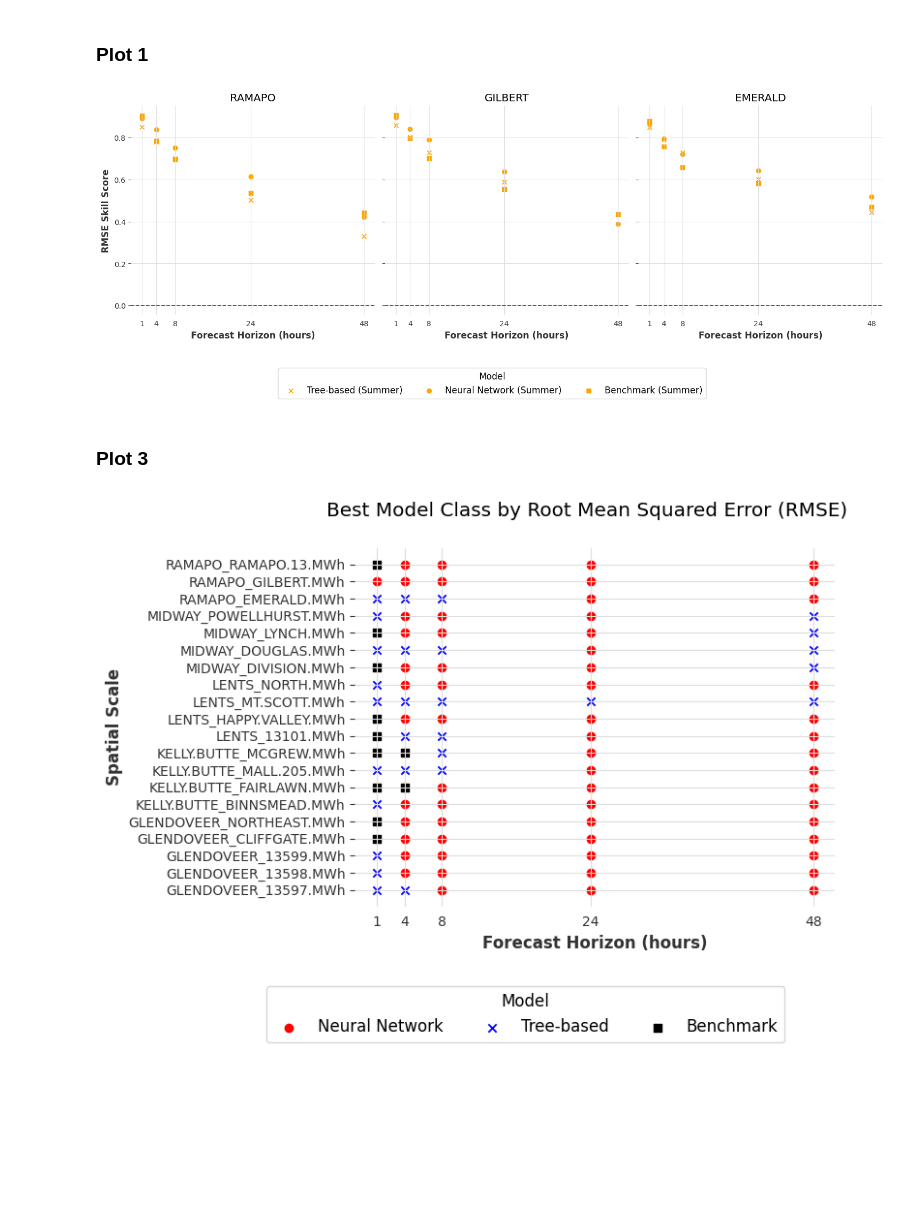
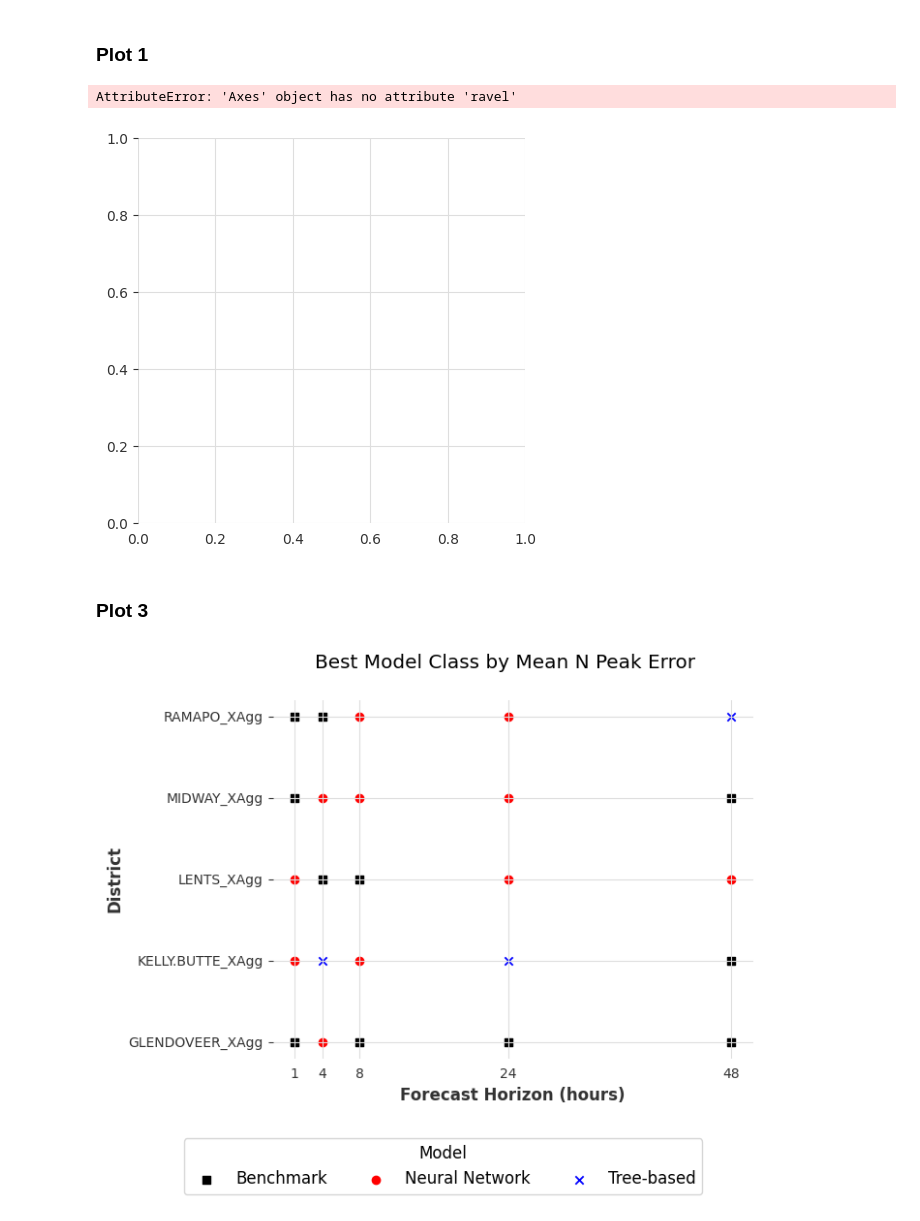
Before and after one commit to NikolausHouben/City-Scale-Electricity-Use-Prediction, a Jupyter notebook: bin/synthesis.ipynb, the cells around one changed output. Drawn from its saved outputs; the diff is of its cells as text; code cells hidden in the pictures; blank space fills up the shorter version.

```diff
--- a/bin/synthesis.ipynb
+++ b/bin/synthesis.ipynb
@@ -83,6 +85,9 @@ name_id_dict
 # %% [markdown]
 ### Mappings for plotting shapes and colors
 # %%
+from utils.paths import RESULTS_DIR
+
+
 model2shape = {
     'RandomForest': 'o',
     'LightGBMModel': 's',
@@ -131,7 +136,9 @@ horizon2color = {'Ground Truth': 'black',
                 '48 Hours Ahead': 'purple'}
 
 
-model_groups = {'Tree-based': ['RandomForest', 'LightGBMModel', 'XGBModel'], 'Neural Network': ['BlockRNNModel', 'NBEATSModel', 'TFTModel'], 'Benchmark': ['LinearRegressionModel', '48-Hour Persistence']}
+model_groups = {'Tree-based': ['RandomForest', 'LightGBMModel', 'XGBModel'],
+                'Neural Network': ['BlockRNNModel', 'NBEATSModel', 'TFTModel'],
+                'Benchmark': ['LinearRegressionModel', '48-Hour Persistence']}
 
 
 model2group = {}
@@ -195,7 +232,7 @@ wandb:   1 of 1 files downloaded.
 # Set these:
 
 spatial_scale = 'RAMAPO'
-metric_of_interest = 'rmse'
+metric_of_interest = 'rmse_skill_score' # options are 'mape', 'rmse', 'mae', 'smape', 'rmse_skill_score', 'r2_score', 'max_peak_error', 'mean_n_peak_error'
 
 
 dfs_sorted_plot = dfs_sorted.copy()
@@ -254,6 +291,8 @@ for i, ax in enumerate(axs):
 
 # Create a single legend for all subplots
 fig.legend(handles=legend_handles, labels=legend_labels, title='Model', loc='lower center', bbox_to_anchor=(0.5, -0.2), ncol=5, frameon=True)
+# Set the title for each subplot
+fig.suptitle(f'{metric_dict[metric_of_interest]} Per Feeder in {spatial_scale}')
 
 # Adjust the spacing between subplots
 fig.tight_layout()
@@ -269,10 +306,10 @@ for format in ['png', 'pdf']:
 ### Plot 2: Side by side comparison of models for each season for a selected week
 # %%
 # set these
-run_to_visualize = 'RAMAPO_RAMAPO.13.MWhin60min_aux'
 season = 'Summer'
-algorithm = 'BlockRNN'
+algorithm = '48-Hour Persistence'
 
-scale = run_to_visualize.split('_')[1].split('in')[0]
+scale = "LENTS"
+location = "XAgg"
 unit = "MW"
 conversion = 1
@@ -319,7 +364,7 @@ for format in ['png', 'pdf']:
 # %% [markdown]
 ### Plot 3: Comparing Spatial Scales (mean of seasons and datasets)
 # %%
-metric_of_interest = 'rmse'
+metric_of_interest = 'r2_score'
 
 df_metrics_all_scales = pd.DataFrame()
 
@@ -366,7 +411,7 @@ ax.set_xticks([1, 4, 8, 24, 48])
 ax.set_xlabel('Forecast Horizon (hours)')
 
 
-ax.set_ylabel('Feeder')
+ax.set_ylabel('Transformer & Feeder')
 
 # Set the title for each subplot
 fig.suptitle(f'Best Model by {metric_dict[metric_of_interest]}')
@@ -462,7 +507,7 @@ plt.show()
 # %%
 # Set these:
 
-spatial_scale = 'RAMAPO'
+spatial_scale = 'GLENDOVEER'
 metric_of_interest = 'rmse_skill_score'
 
 dfs_sorted_plot = dfs_sorted.copy()
@@ -504,39 +549,40 @@ for i, ax in enumerate(axs):
             if label not in legend_labels:
                 legend_handles.append(scatter)
                 legend_labels.append(label)
 
     # Set the x ticks and labels
     ax.set_xticks([1, 4, 8, 24, 48])
     ax.set_xlabel('Forecast Horizon (hours)')
 
     # Set the y label
     if i == 0:
         ax.set_ylabel(f'{metric_dict[metric_of_interest]}')
 
     # Set the title for each subplot
     ax.set_title(f'{name.split("_")[1].split(".")[0]}')
 
     # Add grid for each subplot
     ax.grid(True)
 
     # Add a horizontal red dashed line at y = 0
     if metric_of_interest == 'rmse_skill_score':
         ax.axhline(y=0, color='red', linestyle='--')
 
 # Create a single legend for all subplots
 fig.legend(handles=legend_handles, labels=legend_labels, title='Model', loc='lower center', bbox_to_anchor=(0.5, -0.2), ncol=5, frameon=True)
-
+fig.suptitle(f'{metric_dict[metric_of_interest]} Per Feeder in {spatial_scale}')
 # Adjust the spacing between subplots
 fig.tight_layout()
 
 # Show the plot
 plt.show()
 # %% [output]
+AttributeError: 'Axes' object has no attribute 'ravel'
-[figure, old version]
+[figure, new version]
 # %% [markdown]
 ### Plot 3
 # %%
-metric_of_interest = 'rmse'
+metric_of_interest = 'mean_n_peak_error' # options are 'mape', 'rmse', 'mae', 'smape', 'rmse_skill_score', 'r2_score', 'max_peak_error', 'mean_n_peak_error'
 
 df_metrics_all_scales = pd.DataFrame()
 
@@ -586,7 +632,7 @@ for scale, df_scale in df.groupby('scale'): # this for loop is to make sure the
 ax.set_xticks([1, 4, 8, 24, 48])
 ax.set_xlabel('Forecast Horizon (hours)')
 
-ax.set_ylabel('Spatial Scale')
+ax.set_ylabel('District')
 
 # Set the title for each subplot
 fig.suptitle(f'Best Model Class by {metric_dict[metric_of_interest]}')
@@ -598,7 +644,7 @@ fig.legend(handles=legend_handles, labels=legend_labels, title='Model', loc='low
 # Show the plot
 plt.show()
 # %% [output]
-[figure, old version]
+[figure, new version]
 # %%
 
 for format in ['png', 'pdf']:
```
Also changed, not shown: parts of 16 cells of this notebook, 4 other files.
